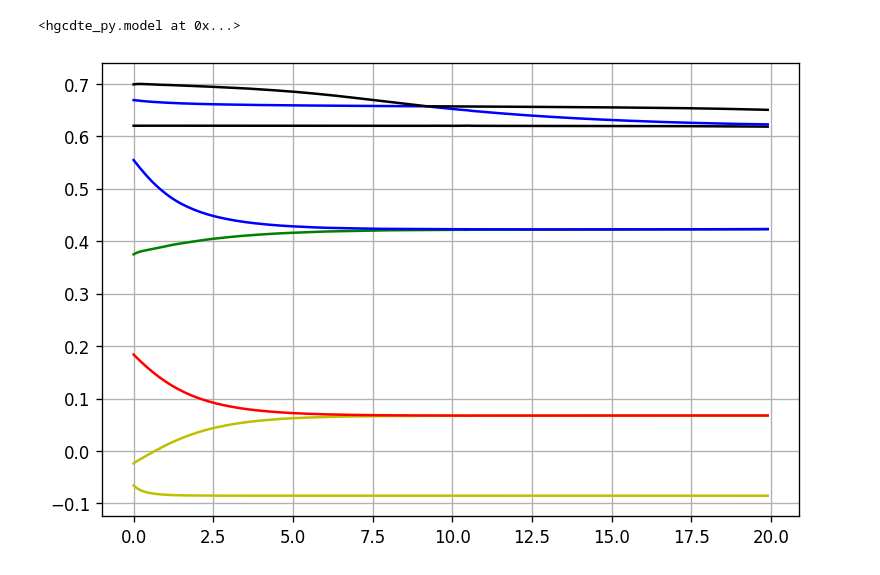
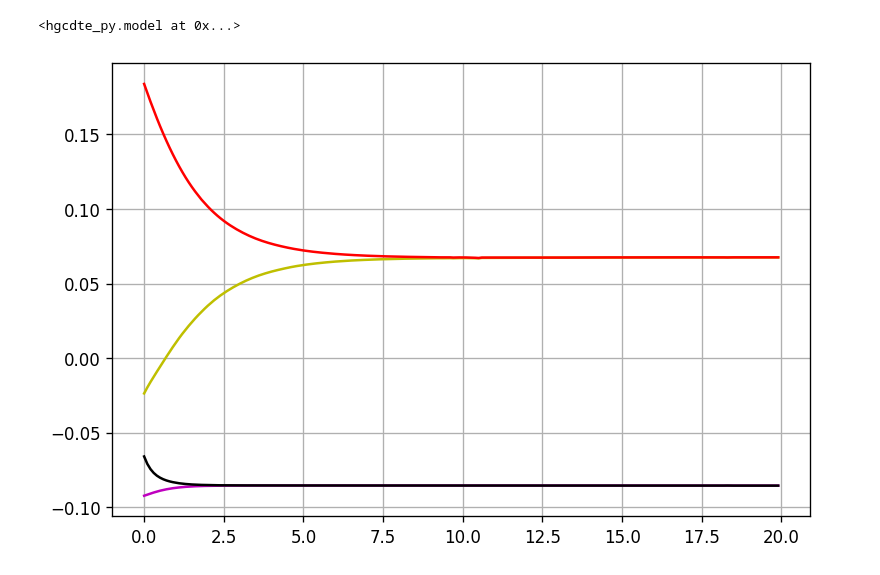
Before and after one commit to NeilKulikov/CppHgCdTe, a Jupyter notebook: interop/bindings/tunnel2.ipynb, the cells around one changed output. Cells and saved outputs as stored; diff of their text form; code cells hidden in the pictures.

```diff
--- a/interop/bindings/tunnel2.ipynb
+++ b/interop/bindings/tunnel2.ipynb
@@ -27,14 +27,10 @@ hcs = [hgcdte.hcore(m) for m in mds]
 sps = np.array([h.spectre((0., 0.)) for h in hcs])
 # %%
 plt.figure(figsize=(7.5,5), dpi=120)
-plt.plot(ips, sps[:, 364], 'y-')
+plt.plot(ips, sps[:, 362], 'm-')
+plt.plot(ips, sps[:, 364], 'k-')
 plt.plot(ips, sps[:, 366], 'y-')
 plt.plot(ips, sps[:, 368], 'r-')
-plt.plot(ips, sps[:, 370], 'g-')
-plt.plot(ips, sps[:, 372], 'b-')
-plt.plot(ips, sps[:, 374], 'k-')
-plt.plot(ips, sps[:, 376], 'b-')
-plt.plot(ips, sps[:, 378], 'k-')
 plt.grid()
 # %% [output]
-[figure, old version]
+[figure, new version]
```
Also changed, not shown: 21 other files.
